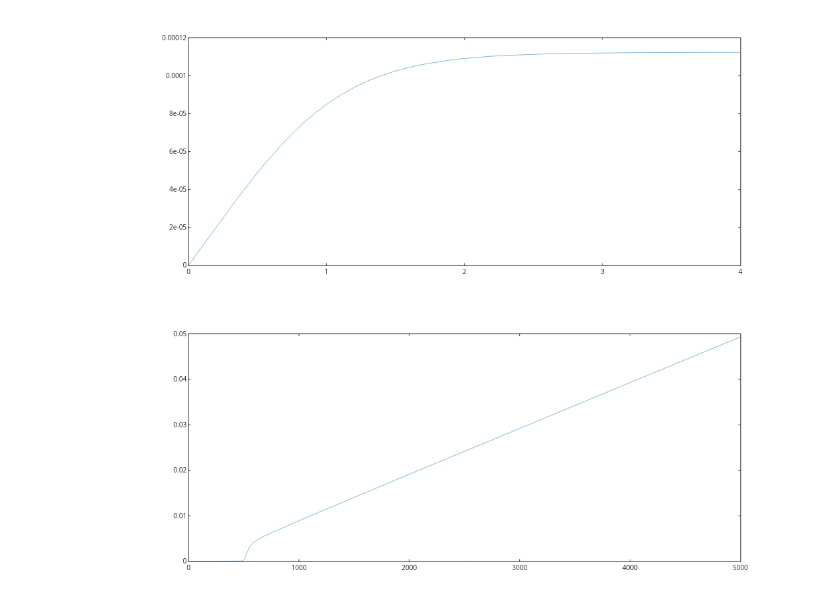
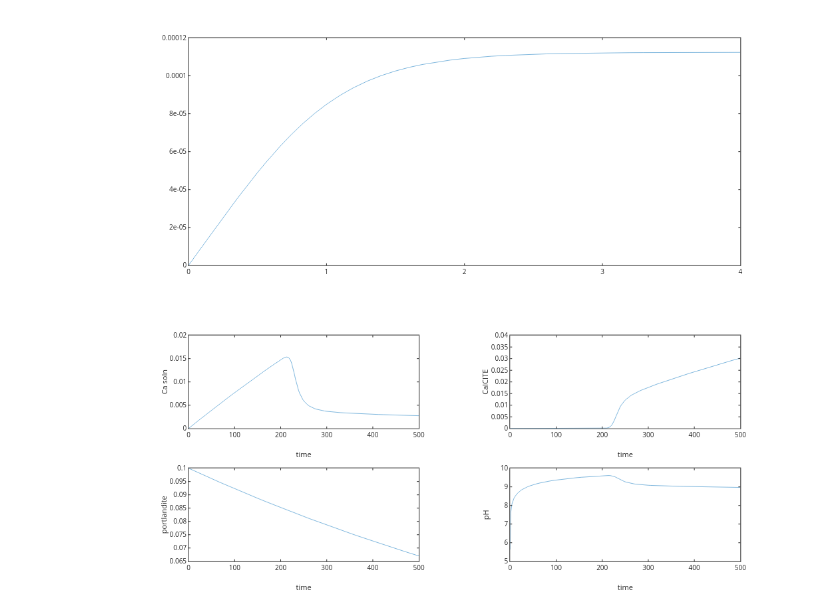
Before and after one commit to skotssd/GeochemEquilib, a Jupyter notebook: USERS/Scott/Port_to_calcite_C_capture/Modelwithloopratesmineralsonly.ipynb, the cells around one changed output. Drawn from its saved outputs; the diff is of its cells as text; code cells hidden in the pictures.

```diff
--- a/USERS/Scott/Port_to_calcite_C_capture/Modelwithloopratesmineralsonly.ipynb
+++ b/USERS/Scott/Port_to_calcite_C_capture/Modelwithloopratesmineralsonly.ipynb
@@ -139,17 +139,20 @@ end
 # %%
 f=@(t,Ca) dCa_by_dt(t,Ca);
 
-%[t, C]=ode23s(f,[0 500],[10 1e-9 1e-9]);
-[t, C]=ode45(f,[0 5000],[10 1e-9 1e-9]);
+%[t, C]=ode23s(f,[0 1500],[10 1e-9 1e-9]);
+[t, C]=ode45(f,[0 500],[0.1 1E-9 0]);
 
 %C(:,1) portlandite left over
 %C(:,2) CaCO3 ppte
 Caplt=C(:,3); %Ca
 for i=1:length(Caplt)
     [H,OH,H2CO3,HCO3,CO3]=CCaspeciesopennoCa(Caplt(i),Kw,KH,Ka1,Ka2,PCO2);
     pH(i)=-log10(H);
 end
 
-plot(t,C(:,2))
+subplot(221); plot(t,C(:,3)); ylabel('Ca soln'); xlabel('time')
+subplot(222); plot(t,C(:,2)); ylabel('CalCITE'); xlabel('time')
+subplot(223); plot(t,C(:,1)); ylabel('portlandite'); xlabel('time')
+subplot(224); plot(t,pH); ylabel('pH'); xlabel('time')
 # %% [output]
-[figure, old version]
+[figure, new version]
```
Also changed, not shown: parts of 4 cells of this notebook, 1 other file.
